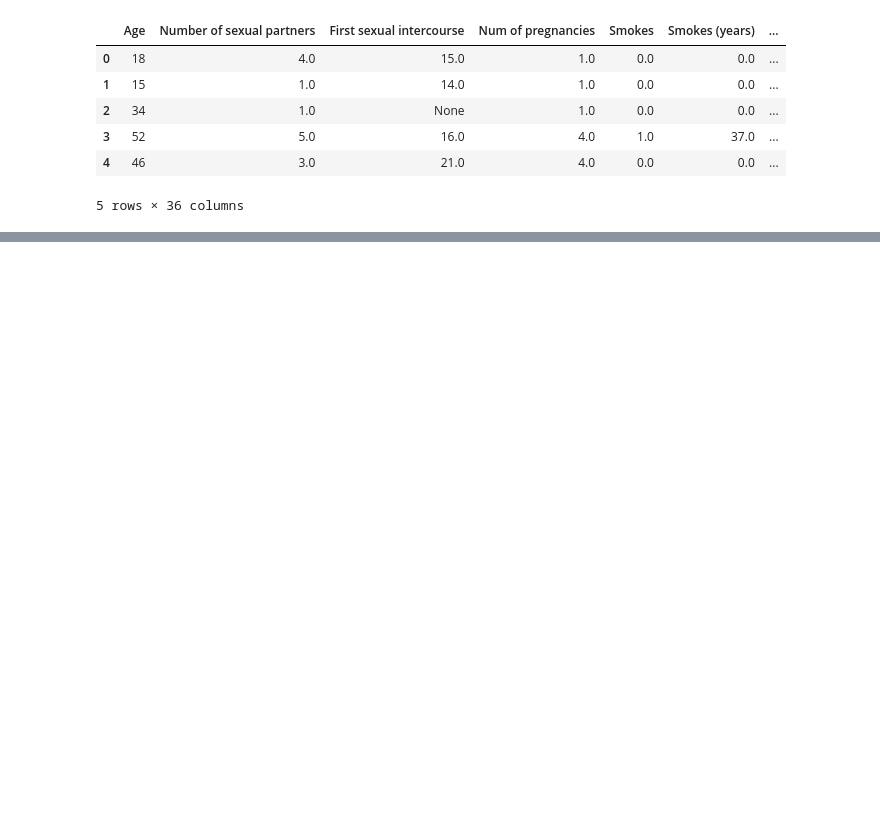
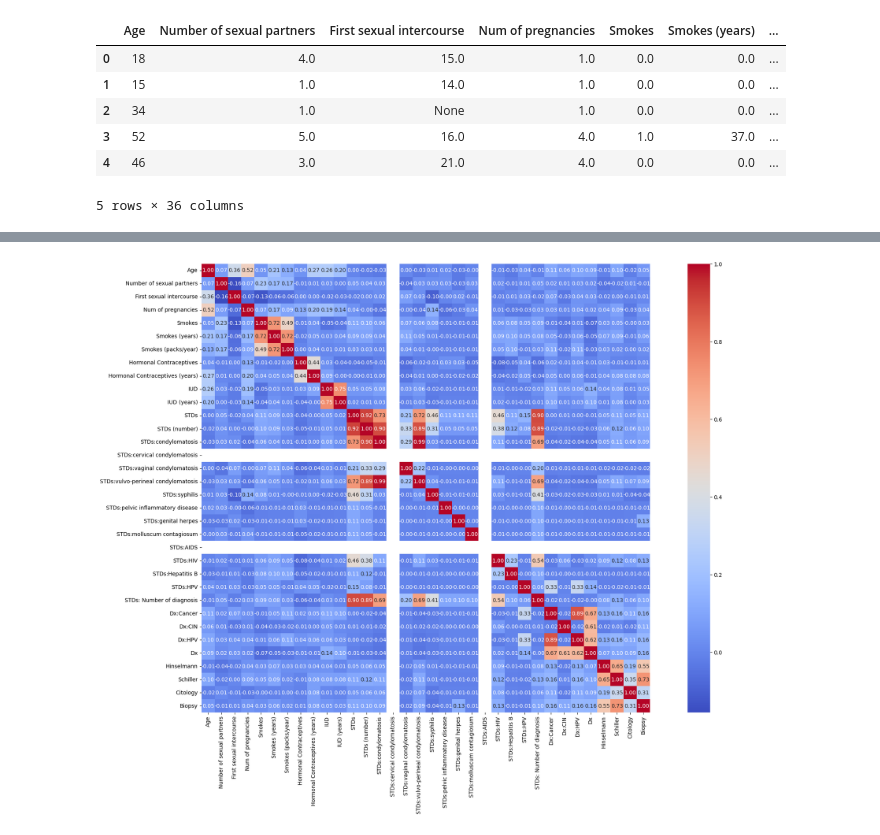
Before and after one commit to va22abb/Msc-Data-Project-Comparative-study-of-machine-learning-algorithms-in-predicting-cervical-cancer, a Jupyter notebook: Cervical_Cancer_Code.ipynb, the cells around one changed output, grey strips where cells are left out. Cells and saved outputs as stored; diff of their text form; code cells hidden in the pictures; blank space fills up the shorter version.

```diff
--- a/Cervical_Cancer_Code.ipynb
+++ b/Cervical_Cancer_Code.ipynb
@@ -82,0 +248,10 @@ memory usage: 241.4 KB
+# %%
+# Calculating the correlation matrix
+corr_matrix = data.corr()
+
+# Plotting the heatmap with a specified figure size
+plt.figure(figsize=(25, 15))  # Adjustng the figure size as desires
+sns.heatmap(corr_matrix, annot=True, cmap='coolwarm', fmt=".2f", square=True)
+plt.show()
+# %% [output]
+[figure, added]
```
Also changed, not shown: parts of 23 cells of this notebook.
